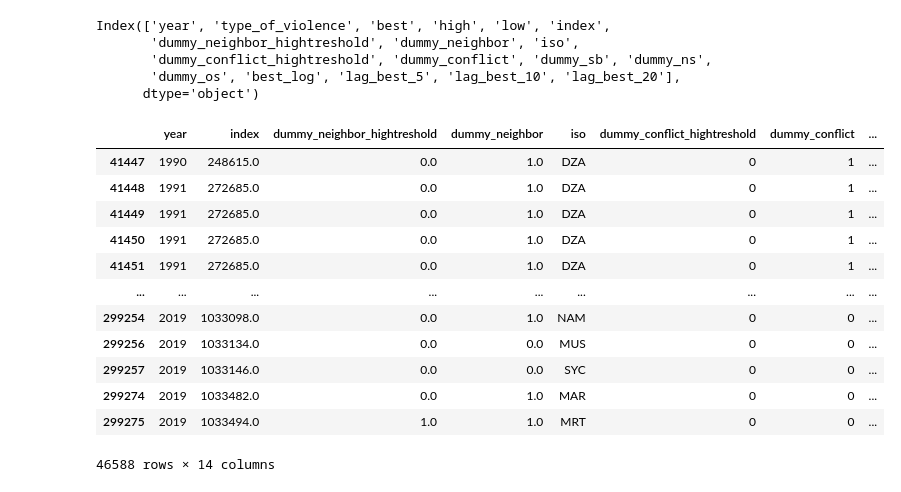
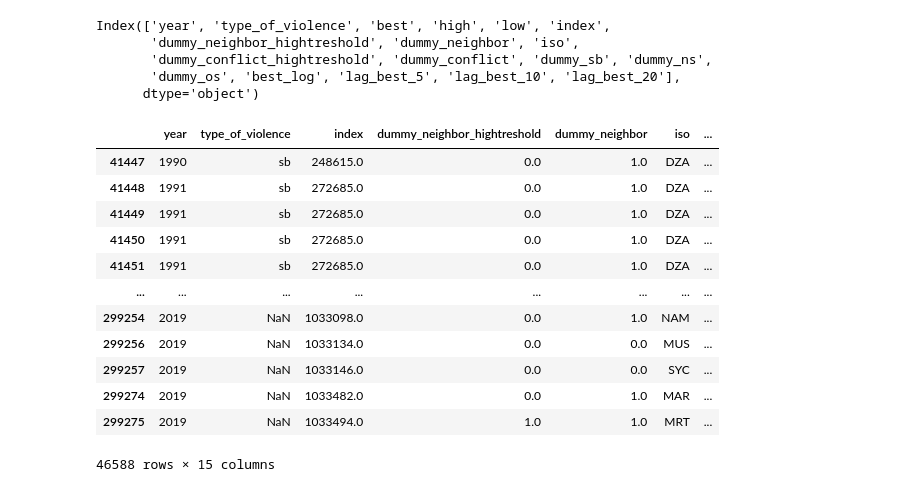
Before and after one commit to NatStrom/Thesis, a Jupyter notebook: ucdp_thesis.ipynb, the cells around one changed output. Drawn from its saved outputs; the diff is of its cells as text; code cells hidden in the pictures.

```diff
--- a/ucdp_thesis.ipynb
+++ b/ucdp_thesis.ipynb
@@ -504,21 +504,21 @@ Index(['year', 'type_of_violence', 'best', 'high', 'low', 'index',
        'dummy_os', 'best_log', 'lag_best_5', 'lag_best_10', 'lag_best_20'],
       dtype='object')
 # %%
-df_conflict = df_conflict.drop(columns=['type_of_violence', 'best', 'high', 'low'])
+df_conflict = df_conflict.drop(columns=['best', 'high', 'low'])
 df_conflict
 # %% [output]
-|  | year | index | dummy_neighbor_hightreshold | dummy_neighbor | iso | dummy_conflict_hightreshold | dummy_conflict | ... |
-| 41447 | 1990 | 248615.0 | 0.0 | 1.0 | DZA | 0 | 1 | ... |
-| 41448 | 1991 | 272685.0 | 0.0 | 1.0 | DZA | 0 | 1 | ... |
-| 41449 | 1991 | 272685.0 | 0.0 | 1.0 | DZA | 0 | 1 | ... |
-| 41450 | 1991 | 272685.0 | 0.0 | 1.0 | DZA | 0 | 1 | ... |
-| 41451 | 1991 | 272685.0 | 0.0 | 1.0 | DZA | 0 | 1 | ... |
-| ... | ... | ... | ... | ... | ... | ... | ... | ... |
-| 299254 | 2019 | 1033098.0 | 0.0 | 1.0 | NAM | 0 | 0 | ... |
-| 299256 | 2019 | 1033134.0 | 0.0 | 0.0 | MUS | 0 | 0 | ... |
-| 299257 | 2019 | 1033146.0 | 0.0 | 0.0 | SYC | 0 | 0 | ... |
-| 299274 | 2019 | 1033482.0 | 0.0 | 1.0 | MAR | 0 | 0 | ... |
-| 299275 | 2019 | 1033494.0 | 1.0 | 1.0 | MRT | 0 | 0 | ... |
+|  | year | type_of_violence | index | dummy_neighbor_hightreshold | dummy_neighbor | iso | ... |
+| 41447 | 1990 | sb | 248615.0 | 0.0 | 1.0 | DZA | ... |
+| 41448 | 1991 | sb | 272685.0 | 0.0 | 1.0 | DZA | ... |
+| 41449 | 1991 | sb | 272685.0 | 0.0 | 1.0 | DZA | ... |
+| 41450 | 1991 | sb | 272685.0 | 0.0 | 1.0 | DZA | ... |
+| 41451 | 1991 | sb | 272685.0 | 0.0 | 1.0 | DZA | ... |
+| ... | ... | ... | ... | ... | ... | ... | ... |
+| 299254 | 2019 | NaN | 1033098.0 | 0.0 | 1.0 | NAM | ... |
+| 299256 | 2019 | NaN | 1033134.0 | 0.0 | 0.0 | MUS | ... |
+| 299257 | 2019 | NaN | 1033146.0 | 0.0 | 0.0 | SYC | ... |
+| 299274 | 2019 | NaN | 1033482.0 | 0.0 | 1.0 | MAR | ... |
+| 299275 | 2019 | NaN | 1033494.0 | 1.0 | 1.0 | MRT | ... |
-46588 rows × 14 columns
+46588 rows × 15 columns
 # %%
 df_conflict.to_csv('df_conflict.csv')
```
Also changed, not shown: parts of 1 cell of this notebook, 2 other files.
